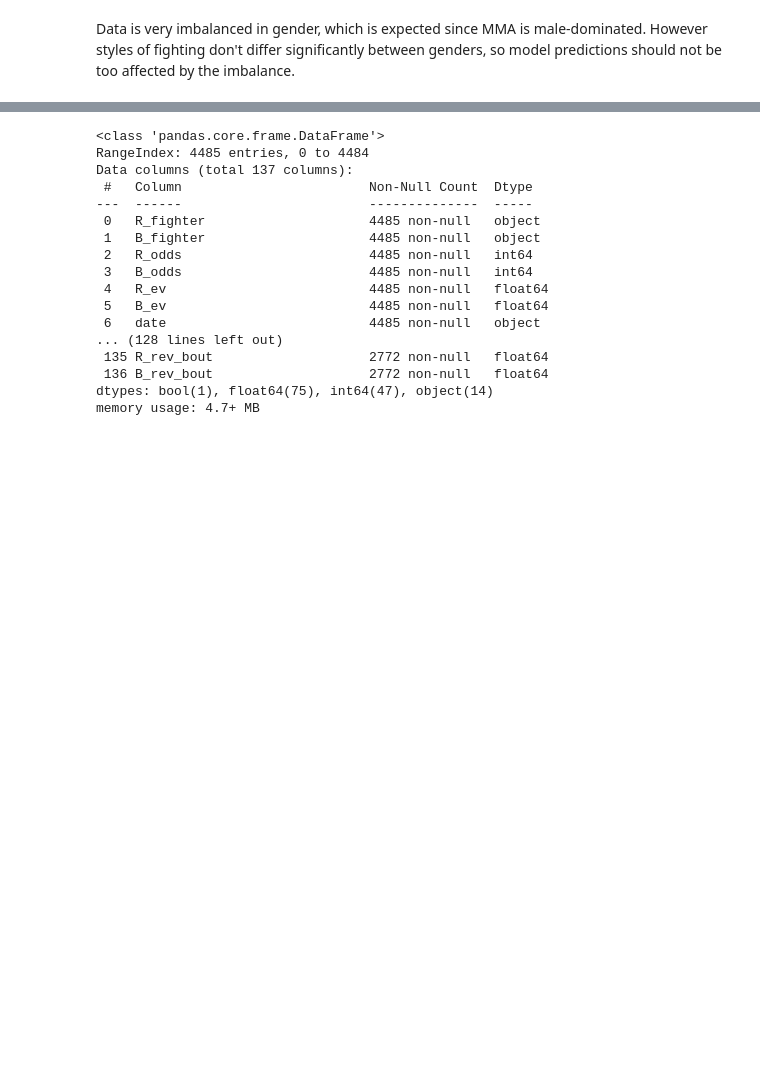
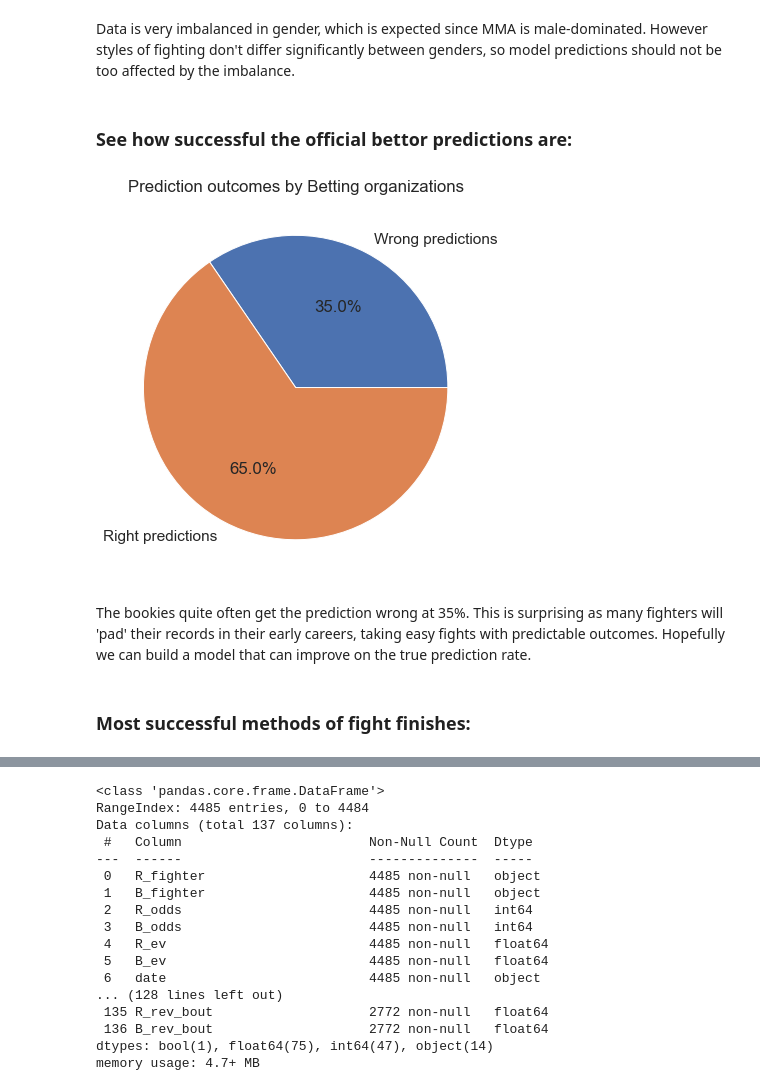
Before and after one commit to Kesterchia/Optimizing-UFC-Betting-Odds-Capstone, a Jupyter notebook: Optimizing UFC betting odds.ipynb, the cells around one changed output, grey strips where cells are left out. Cells and saved outputs as stored; diff of their text form; code cells hidden in the pictures; blank space fills up the shorter version.

```diff
--- a/Optimizing UFC betting odds.ipynb
+++ b/Optimizing UFC betting odds.ipynb
@@ -225,2 +229,23 @@ fig = sns.countplot(df['gender'], palette = 'muted')
 # %% [markdown]
 Data is very imbalanced in gender, which is expected since MMA is male-dominated. However styles of fighting don't differ significantly between genders, so model predictions should not be too affected by the imbalance.
+# %% [markdown]
+### See how successful the official bettor predictions are:
+# %%
+#Count how many times the odds got it wrong:
+
+wrongs = len(df[(df['Winner'] == 'Red') & (df['R_odds'] > 0)]) + len(df[(df['Winner'] == 'Blue') & (df['R_odds'] < 0)])
+rights = df.shape[0] - wrongs
+
+plt.figure(figsize = (15,7))
+plt.pie([wrongs,rights], labels = ['Wrong predictions', 'Right predictions'],
+        autopct = lambda x: str(round(x)) + '%')
+
+plt.title('Prediction outcomes by Betting organizations')
+
+plt.show()
+# %% [output]
+[figure, added]
+# %% [markdown]
+The bookies quite often get the prediction wrong at 35%. This is surprising as many fighters will 'pad' their records in their early careers, taking easy fights with predictable outcomes. Hopefully we can build a model that can improve on the true prediction rate.
+# %% [markdown]
+### Most successful methods of fight finishes:
```
Also changed, not shown: parts of 30 cells of this notebook, 4 other files.
